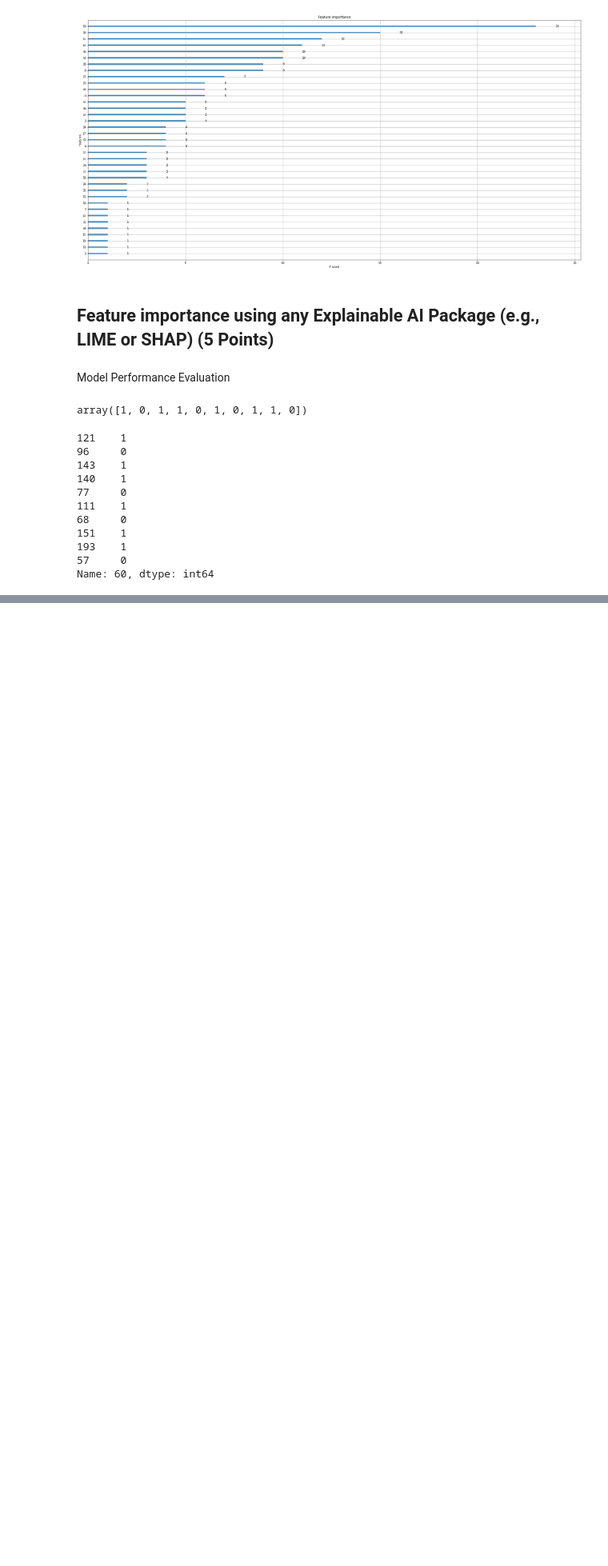
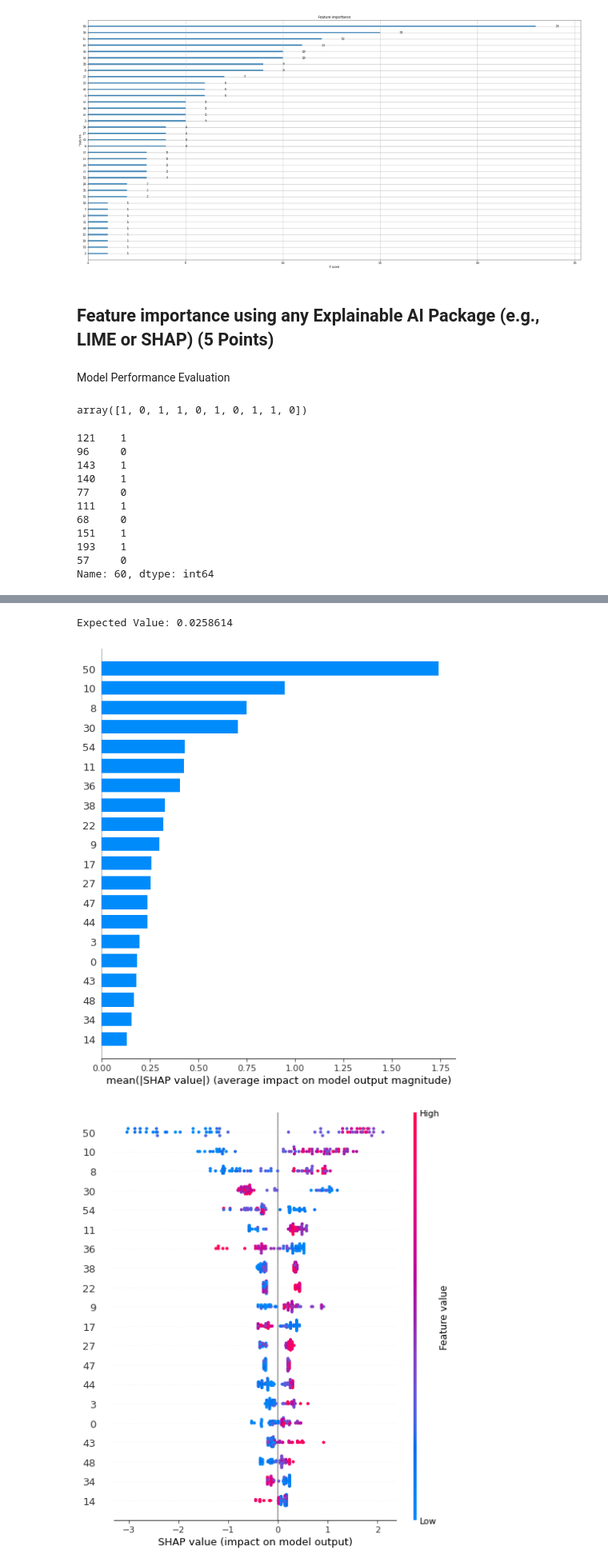
Before and after one commit to borodark/ie7860, a Jupyter notebook: Decision Trees Assignment.ipynb, the cells around one changed output, grey strips where cells are left out. Shown at 80% size. Cells and saved outputs as stored; diff of their text form; code cells hidden in the pictures; blank space fills up the shorter version.

```diff
--- a/Decision Trees Assignment.ipynb
+++ b/Decision Trees Assignment.ipynb
@@ -473,0 +530,15 @@ ModuleNotFoundError: No module named 'model_evaluation_utils'
+# %%
+xgc_np = xgboost.XGBClassifier(n_estimators=500, max_depth=5, base_score=0.5,
+                        objective='binary:logistic', random_state=42)
+xgc_np.fit(X_train.values, y_train)
+
+import lime.lime_tabular
+from lime.lime_tabular import LimeTabularExplainer
+
+exp = LimeTabularExplainer(X_test.values, feature_names=list(X_test.columns),
+                           discretize_continuous=True,
+                           class_names=['Δ', 'Ω'])
+doc_num = 1
+print('Actual Label:', y_test[doc_num])
+print('Predicted Label:', predictions[doc_num])
+exp.explain_instance(X_test.iloc[doc_num].values, xgc_np.predict_proba).show_in_notebook()
@@ -474,3 +549,16 @@ ModuleNotFoundError: No module named 'model_evaluation_utils'
+# %%
+import shap
+explainer = shap.TreeExplainer(xgc_np)
+shap_values = explainer.shap_values(X_test)
+pd.DataFrame(shap_values).head()
+print('Expected Value:', explainer.expected_value)
+shap.force_plot(explainer.expected_value, shap_values[0,:], X_test.iloc[0,:])
+shap.summary_plot(shap_values, X_test, plot_type="bar")
+shap.summary_plot(shap_values, X_test)
+# %% [output]
+Expected Value: 0.0258614
+[figure, added]
+[figure, added]
 # %% [markdown]
 # Conclusion:
 
```
Also changed, not shown: parts of 10 cells of this notebook, 3 other files.
